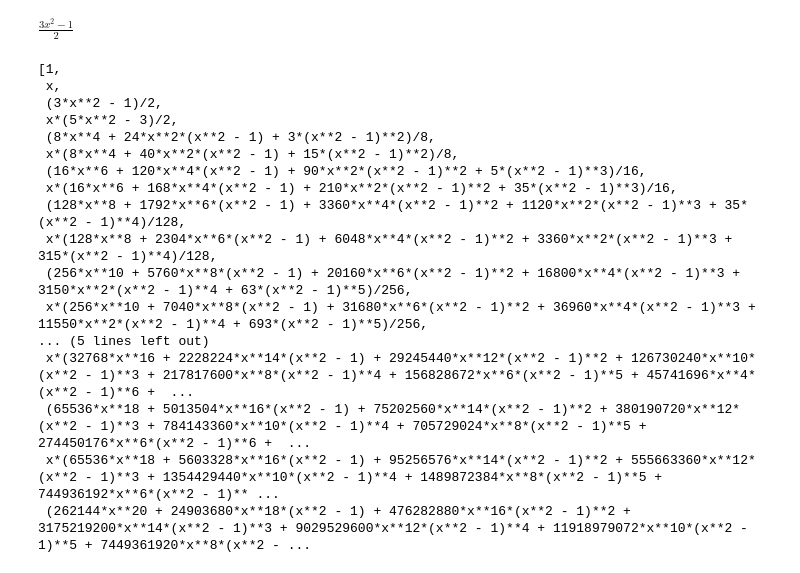
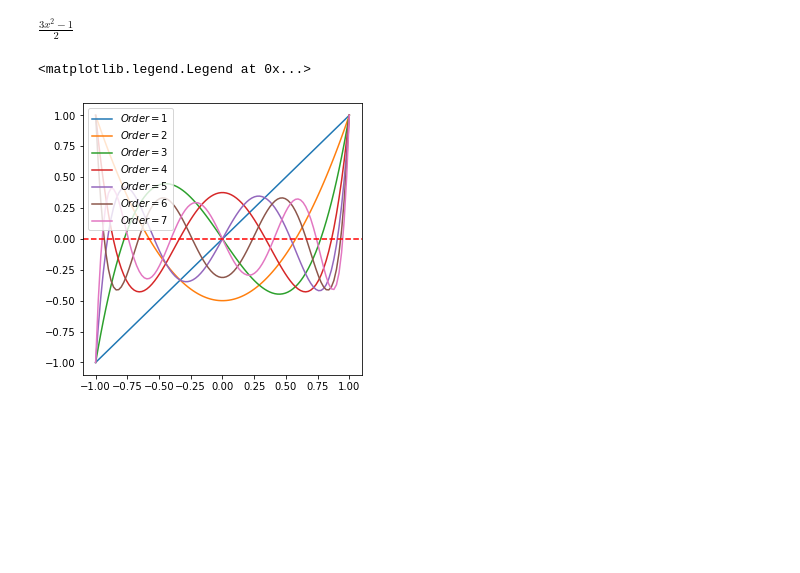
Before and after one commit to mariaalaimo/MetodosComputacionales20222, a Jupyter notebook: Week3/NewtonRaphson.ipynb, the cells around one changed output. Saved outputs shown, nothing was run; the diff lists cells and outputs as text; code cells hidden in the pictures; blank space fills up the shorter version.

```diff
--- a/Week3/NewtonRaphson.ipynb
+++ b/Week3/NewtonRaphson.ipynb
@@ -44,26 +44,6 @@ $\displaystyle \frac{3 x^{2} - 1}{2}$
 # %%
 Legendre = []
 
-n=20
+n=7
 for i in range(n+1):
     Legendre.append(GetLegendre(i))
-# %%
-Legendre
-# %% [output]
-[1,
- x,
- (3*x**2 - 1)/2,
- x*(5*x**2 - 3)/2,
- (8*x**4 + 24*x**2*(x**2 - 1) + 3*(x**2 - 1)**2)/8,
- x*(8*x**4 + 40*x**2*(x**2 - 1) + 15*(x**2 - 1)**2)/8,
- (16*x**6 + 120*x**4*(x**2 - 1) + 90*x**2*(x**2 - 1)**2 + 5*(x**2 - 1)**3)/16,
- x*(16*x**6 + 168*x**4*(x**2 - 1) + 210*x**2*(x**2 - 1)**2 + 35*(x**2 - 1)**3)/16,
- (128*x**8 + 1792*x**6*(x**2 - 1) + 3360*x**4*(x**2 - 1)**2 + 1120*x**2*(x**2 - 1)**3 + 35*(x**2 - 1)**4)/128,
- x*(128*x**8 + 2304*x**6*(x**2 - 1) + 6048*x**4*(x**2 - 1)**2 + 3360*x**2*(x**2 - 1)**3 + 315*(x**2 - 1)**4)/128,
- (256*x**10 + 5760*x**8*(x**2 - 1) + 20160*x**6*(x**2 - 1)**2 + 16800*x**4*(x**2 - 1)**3 + 3150*x**2*(x**2 - 1)**4 + 63*(x**2 - 1)**5)/256,
- x*(256*x**10 + 7040*x**8*(x**2 - 1) + 31680*x**6*(x**2 - 1)**2 + 36960*x**4*(x**2 - 1)**3 + 11550*x**2*(x**2 - 1)**4 + 693*(x**2 - 1)**5)/256,
-... (5 lines left out)
- x*(32768*x**16 + 2228224*x**14*(x**2 - 1) + 29245440*x**12*(x**2 - 1)**2 + 126730240*x**10*(x**2 - 1)**3 + 217817600*x**8*(x**2 - 1)**4 + 156828672*x**6*(x**2 - 1)**5 + 45741696*x**4*(x**2 - 1)**6 +  ...
- (65536*x**18 + 5013504*x**16*(x**2 - 1) + 75202560*x**14*(x**2 - 1)**2 + 380190720*x**12*(x**2 - 1)**3 + 784143360*x**10*(x**2 - 1)**4 + 705729024*x**8*(x**2 - 1)**5 + 274450176*x**6*(x**2 - 1)**6 +  ...
- x*(65536*x**18 + 5603328*x**16*(x**2 - 1) + 95256576*x**14*(x**2 - 1)**2 + 555663360*x**12*(x**2 - 1)**3 + 1354429440*x**10*(x**2 - 1)**4 + 1489872384*x**8*(x**2 - 1)**5 + 744936192*x**6*(x**2 - 1)** ...
- (262144*x**20 + 24903680*x**18*(x**2 - 1) + 476282880*x**16*(x**2 - 1)**2 + 3175219200*x**14*(x**2 - 1)**3 + 9029529600*x**12*(x**2 - 1)**4 + 11918979072*x**10*(x**2 - 1)**5 + 7449361920*x**8*(x**2 - ...
@@ -69,0 +52,17 @@ Legendre
+# %%
+fig = plt.figure(figsize=(5,5))
+ax = fig.add_subplot(1,1,1)
+
+t = np.linspace(-1,1,100)
+x = sym.Symbol('x',Real=True)
+
+for i in range(1,n+1):
+    pn = sym.lambdify([x],Legendre[i],'numpy')
+    ax.plot(t,pn(t),label=r'$Order=%.0f$'%(i))
+
+ax.axhline(y=0,ls='--',color='r')
+
+ax.legend()
+# %% [output]
+<matplotlib.legend.Legend at 0x...>
+[figure, added]
```
Also changed, not shown: parts of 1 cell of this notebook.
